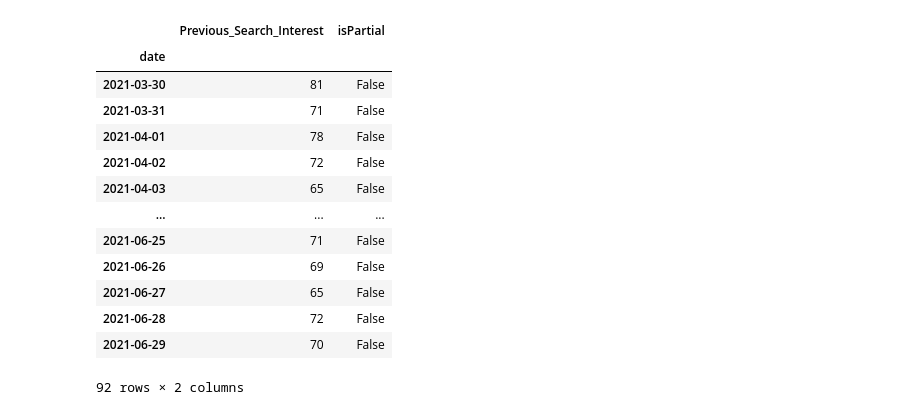
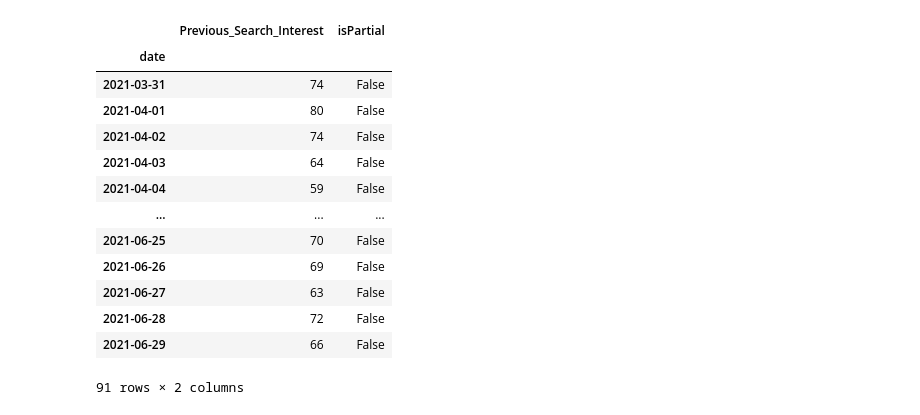
Before and after one commit to atlas125gev/StockProject, a Jupyter notebook: FinalProject/FinalGroupProjectAndrew.ipynb, the cells around one changed output. Saved outputs shown, nothing was run; the diff lists cells and outputs as text; code cells hidden in the pictures.

```diff
--- a/FinalProject/FinalGroupProjectAndrew.ipynb
+++ b/FinalProject/FinalGroupProjectAndrew.ipynb
@@ -15,30 +15,30 @@ from sklearn.metrics import accuracy_score, recall_score, precision_score, fbeta
 # %%
 pytrends = TrendReq(hl='en-US', tz=360)
 
 kw_list = ["Tesla"]
 
-pytrends.build_payload(kw_list, timeframe='2021-03-30 2021-06-29', geo='US')
+pytrends.build_payload(kw_list, timeframe='2021-03-31 2021-06-29', geo='US')
 
 Trendsdf = pytrends.interest_over_time()
 Trendsdf = Trendsdf.rename(columns={'Tesla': 'Previous_Search_Interest'})
 #Trendsdf.reset_index(inplace=True, drop=True)
 Trendsdf.shape
 Trendsdf
 # %% [output]
 |  | Previous_Search_Interest | isPartial |
 | date |  |  |
-| 2021-03-30 | 81 | False |
-| 2021-03-31 | 71 | False |
-| 2021-04-01 | 78 | False |
-| 2021-04-02 | 72 | False |
-| 2021-04-03 | 65 | False |
+| 2021-03-31 | 74 | False |
+| 2021-04-01 | 80 | False |
+| 2021-04-02 | 74 | False |
+| 2021-04-03 | 64 | False |
+| 2021-04-04 | 59 | False |
 | ... | ... | ... |
-| 2021-06-25 | 71 | False |
+| 2021-06-25 | 70 | False |
 | 2021-06-26 | 69 | False |
-| 2021-06-27 | 65 | False |
+| 2021-06-27 | 63 | False |
 | 2021-06-28 | 72 | False |
-| 2021-06-29 | 70 | False |
+| 2021-06-29 | 66 | False |
-92 rows × 2 columns
+91 rows × 2 columns
 # %%
 stockPricePrevious = yf.download("TSLA", start="2021-03-31", end="2021-06-29")
 stockPricePrevious = stockPricePrevious.rename(columns={'Open': 'Previous_Open', 'Close': 'Previous_Close','High': 'Previous_High','Volume': 'Previous_Volume','Low': 'Previous_Low', 'Adj Close':'Previous_Adj_Close'})
```
Also changed, not shown: parts of 12 cells of this notebook.
